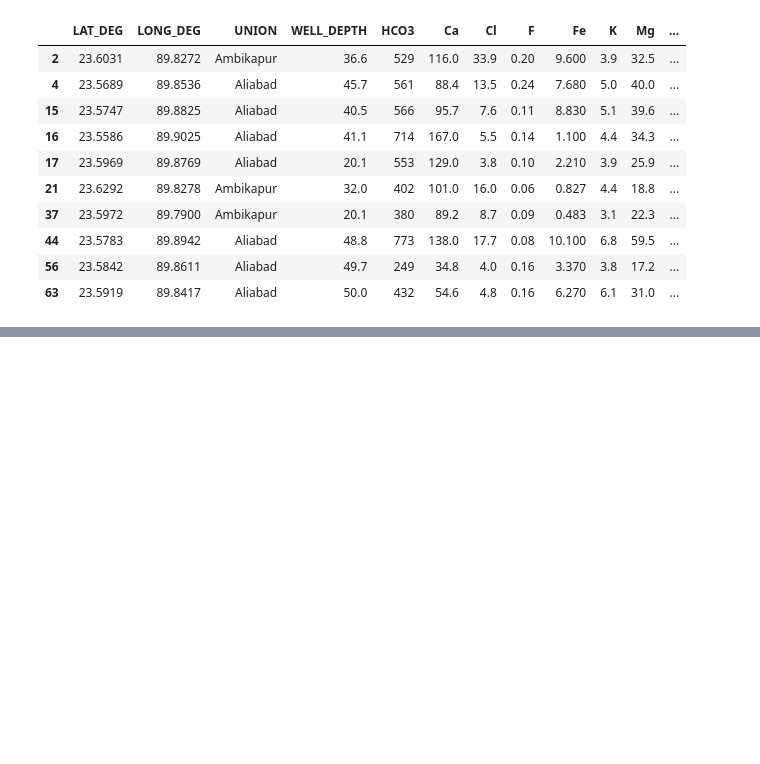
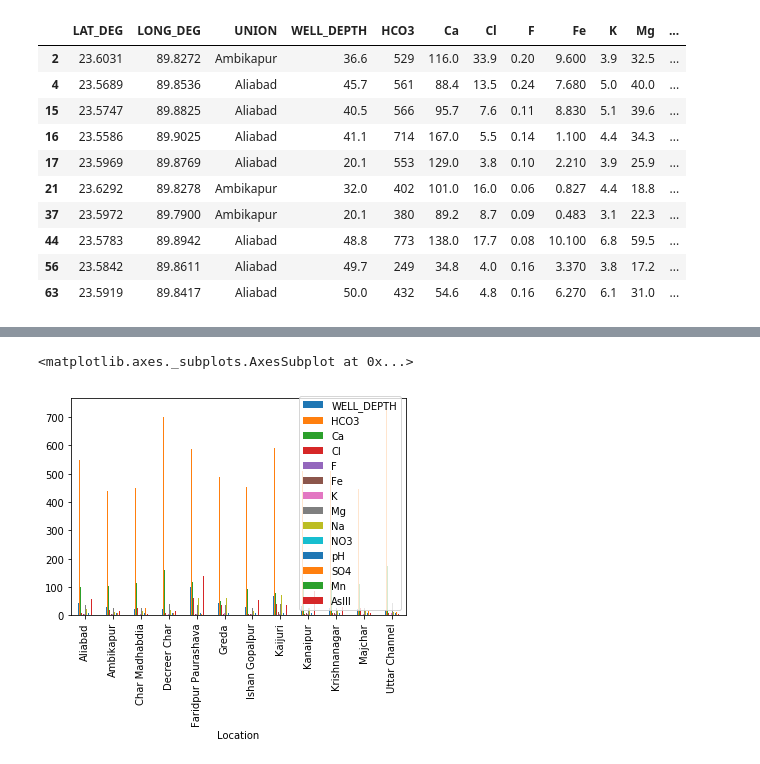
Before and after one commit to automatonatm/pandas_crash_one, a Jupyter notebook: Pandas_tut_1.ipynb, the cells around one changed output, grey strips where cells are left out. Drawn from its saved outputs; the diff is of its cells as text; code cells hidden in the pictures; blank space fills up the shorter version.

```diff
--- a/Pandas_tut_1.ipynb
+++ b/Pandas_tut_1.ipynb
@@ -339,0 +537,5 @@ df[df['UNION'].str.contains('^A')] # Regx
+# %%
+df.groupby('Location').mean().plot(kind = 'bar' )
+# %% [output]
+<matplotlib.axes._subplots.AxesSubplot at 0x...>
+[figure, added]
```
Also changed, not shown: parts of 41 cells of this notebook.
